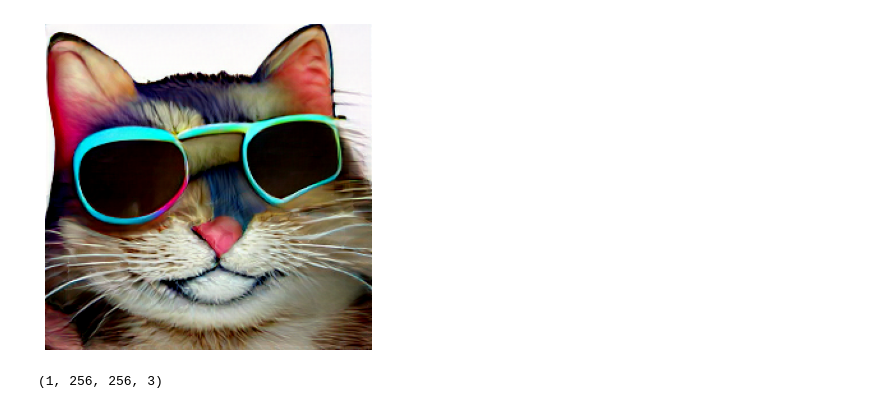
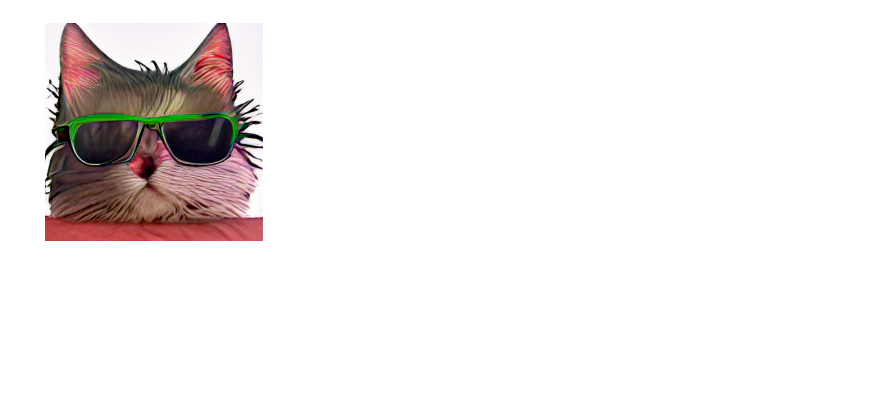
Before and after one commit to Airplaneless/dalle-trt-inference, a Jupyter notebook: trt_inference.ipynb, the cells around one changed output. Drawn from its saved outputs; the diff is of its cells as text; code cells hidden in the pictures; blank space fills up the shorter version.

Commit message:
inference script

```diff
--- a/trt_inference.ipynb
+++ b/trt_inference.ipynb
@@ -48,7 +48,7 @@ ort_session1 = onnxruntime.InferenceSession(
     providers=['CPUExecutionProvider']
 )
 ort_session2 = onnxruntime.InferenceSession(
-    './onnx/vqgan/vqgan.onnx',
+    'engines/vqgan.onnx',
     providers=['CPUExecutionProvider']
 )
 
@@ -71,12 +71,12 @@ with open("engines/srgan.trt", mode="rb") as f:
 # %%
 TEXT = 'realistic cat head with sunglasses'
 TEMPERATURE = 1.0
-TOPK = 1024
-SFACTOR = 16
+TOPK = 256
+SFACTOR = 4
 SEED = 42
 # %%
+tokens = tokenizer.tokenize(TEXT, is_verbose=False)[:64]
 image_count = 1
-tokens = tokenizer.tokenize(TEXT, is_verbose=False)[:64]
 text_tokens = numpy.ones((2, 64), dtype=numpy.int32)
 text_tokens[0, :2] = [tokens[0], tokens[-1]]
 text_tokens[1, :len(tokens)] = tokens
@@ -91,7 +91,6 @@ ort_inputs = {ort_session1.get_inputs()[0].name: to_numpy(ort_outs[0]), ort_sess
 ort_outs = ort_session1.run(None, ort_inputs)
 encoder_state = torch.from_numpy(ort_outs[0])
 
-
 expanded_indices = [0] * image_count + [1] * image_count
 text_tokens = text_tokens[expanded_indices]
 encoder_state = encoder_state[expanded_indices]
@@ -103,15 +102,15 @@ token_indices = torch.arange(256)
 settings = torch.tensor([TEMPERATURE, TOPK, SFACTOR])
 # init cuda
 stream = cuda.Stream()
-tAM = HostDeviceMem(cuda.pagelocked_empty(128, numpy.int32))
-tES = HostDeviceMem(cuda.pagelocked_empty(262144, numpy.float32))
-tIT = HostDeviceMem(cuda.pagelocked_empty(1, numpy.int32))
+tAM = HostDeviceMem(cuda.pagelocked_empty(128 * image_count, numpy.int32))
+tES = HostDeviceMem(cuda.pagelocked_empty(262144 * image_count, numpy.float32))
+tIT = HostDeviceMem(cuda.pagelocked_empty(1 * image_count, numpy.int32))
 tTI = HostDeviceMem(cuda.pagelocked_empty(1, numpy.int32))
-tDS = HostDeviceMem(cuda.pagelocked_empty(4096, numpy.float32))
-tOut = HostDeviceMem(cuda.pagelocked_empty(32832, numpy.float32))
-tAS0 = HostDeviceMem(cuda.pagelocked_empty(16777216, numpy.float32))
-tAS1 = HostDeviceMem(cuda.pagelocked_empty(16777216, numpy.float32))
-tAS2 = HostDeviceMem(cuda.pagelocked_empty(16777216, numpy.float32))
+tDS = HostDeviceMem(cuda.pagelocked_empty(4096 * image_count, numpy.float32))
+tOut = HostDeviceMem(cuda.pagelocked_empty(32832 * image_count, numpy.float32))
+tAS0 = HostDeviceMem(cuda.pagelocked_empty(16777216 * image_count, numpy.float32))
+tAS1 = HostDeviceMem(cuda.pagelocked_empty(16777216 * image_count, numpy.float32))
+tAS2 = HostDeviceMem(cuda.pagelocked_empty(16777216 * image_count, numpy.float32))
 
 numpy.copyto(tAM.host, to_numpy(attention_mask).ravel())
 numpy.copyto(tES.host, to_numpy(encoder_state).ravel())
@@ -131,39 +130,46 @@ for i in tqdm(range(256)):
     cuda.memcpy_htod_async(tTI.device, tTI.host, stream)
     queue = [tAM, tES, tAS0, tIT, tTI, tDS, tAS0]
     context0.execute_async_v2(bindings=[v.device for v in queue], stream_handle=stream.handle)
     stream.synchronize()
     queue = [tAM, tES, tDS, tAS1, tTI, tDS, tAS1]
     context1.execute_async_v2(bindings=[v.device for v in queue], stream_handle=stream.handle)
     stream.synchronize()
     queue = [tAM, tES, tDS, tAS2, tTI, tAS2, tOut]
     context2.execute_async_v2(bindings=[v.device for v in queue], stream_handle=stream.handle)
     cuda.memcpy_dtoh_async(tOut.host, tOut.device, stream)
     stream.synchronize()
     logits = torch.from_numpy(tOut.host).reshape(2, 1, 16416)
     logits = logits[:, -1, : 2 ** 14]
     temperature = settings[[0]]
     top_k = settings[[1]].to(torch.long)
     supercondition_factor = settings[[2]]
     logits = (
         logits[:image_count] * (1 - supercondition_factor) +
         logits[image_count:] * supercondition_factor
     )
     logits_sorted, _ = logits.sort(descending=True)
     is_kept = logits >= logits_sorted[:, top_k - 1]
     logits -= logits_sorted[:, [0]]
     logits /= temperature
     logits.exp_()
     logits *= is_kept.to(torch.float32)
     image_tokens[i + 1] = torch.multinomial(logits, 1)[:, 0]
+
 ort_inputs = {ort_session2.get_inputs()[0].name: to_numpy(image_tokens[1:].T)}
 images = ort_session2.run(None, ort_inputs)[0]
-plt.figure(figsize=(6, 6))
-plt.imshow(images[0] / 255.)
-plt.axis('off')
-plt.show()
+
+image_outputs = []
+for i in range(images.shape[0]):
+    inputs, outputs, bindings = common.allocate_buffers(engine3)
+    numpy.copyto(inputs[0].host, numpy.moveaxis(images[i][None], -1, 1).ravel() / 255.)
+    img = common.do_inference(context3, bindings=bindings, inputs=inputs, outputs=outputs, stream=stream)[0]
+    img = numpy.moveaxis(img.reshape(3,1024,1024), 0, -1).clip(0, 1)
+    image_outputs.append(img)
+
+for img in image_outputs:
+    plt.figure(figsize=(4, 4))
+    plt.imshow(img)
+    plt.axis('off')
+    plt.show()
 # %% [output]
-[figure, old version]
+[figure, new version]
-# %%
-images.shape
-# %% [output]
-(1, 256, 256, 3)
```
Also changed, not shown: parts of 3 cells of this notebook, 1 other file.
